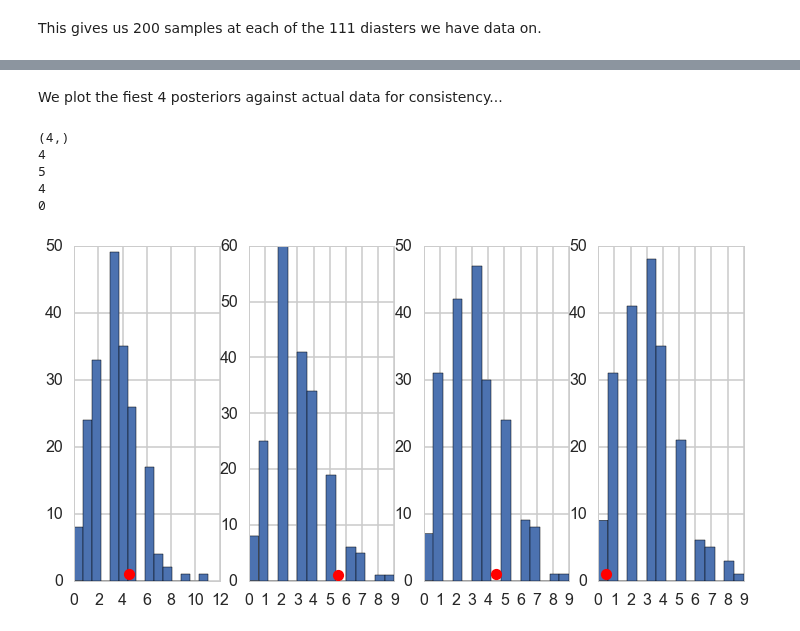
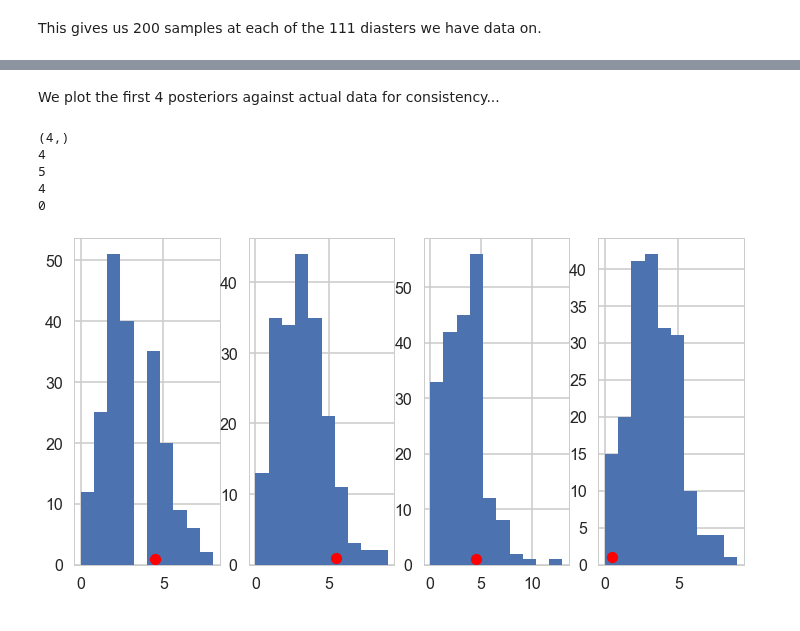
Before and after one commit to AM207/2018fall, a Jupyter notebook: wiki/switchpoint.ipynb, the cells around one changed output, grey strips where cells are left out. Saved outputs shown, nothing was run; the diff lists cells and outputs as text; code cells hidden in the pictures.

```diff
--- a/wiki/switchpoint.ipynb
+++ b/wiki/switchpoint.ipynb
@@ -143,5 +144,6 @@ array(-4.718498871295094)
 Ok, enough talk, lets sample:
 # %%
 with coaldis1:
-    stepper=pm.Metropolis()
-    trace = pm.sample(40000, step=stepper)
+    #stepper=pm.Metropolis()
+    #trace = pm.sample(40000, step=stepper)
+    trace = pm.sample(40000)
@@ -374,16 +434,16 @@ sim
 # %% [markdown]
-We plot the fiest 4 posteriors against actual data for consistency...
+We plot the first 4 posteriors against actual data for consistency...
 # %%
 fig, axes = plt.subplots(1, 4, figsize=(12, 6))
 print(axes.shape)
 for obs, s, ax in zip(disasters_data, sim['disasters'].T, axes):
     print(obs)
-    ax.hist(s, bins=15)
+    ax.hist(s, bins=10)
     ax.plot(obs+0.5, 1, 'ro')
 # %% [output]
 (4,)
 4
 5
 4
 0
-[figure, old version]
+[figure, new version]
```
Also changed, not shown: parts of 43 cells of this notebook, 35 other files.
